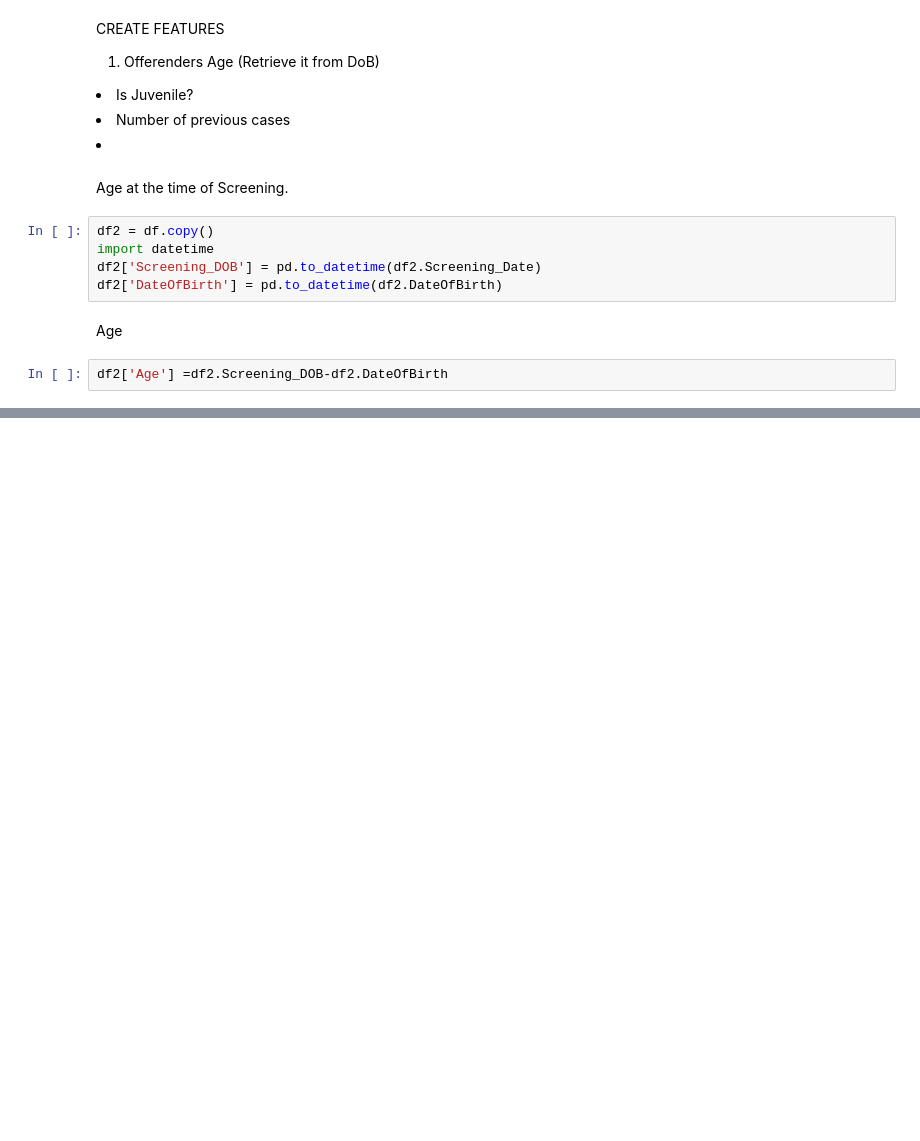
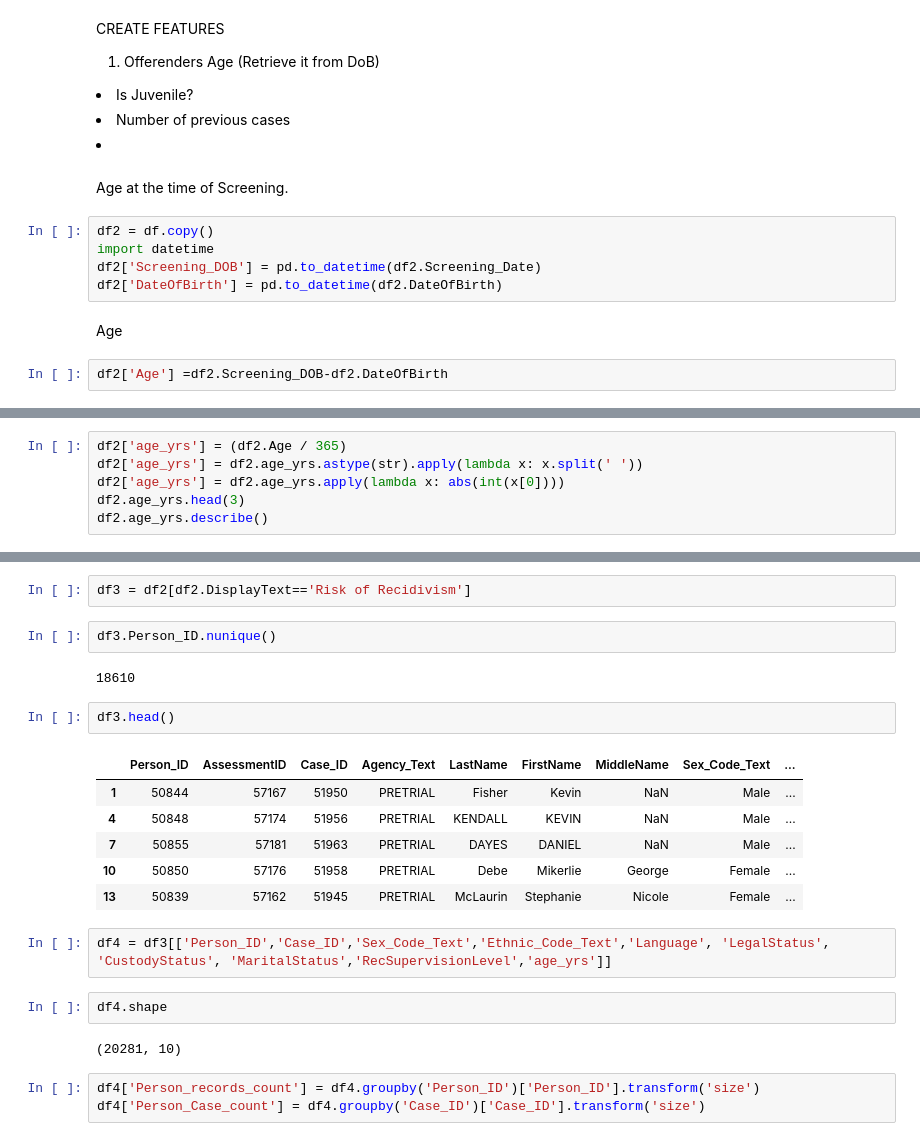
Before and after one commit to kpratikin/Credit-Card-Fraud, a Jupyter notebook: ML_Project.ipynb, the cells around one changed output, grey strips where cells are left out. Drawn from its saved outputs; the diff is of its cells as text; blank space fills up the shorter version.

```diff
--- a/ML_Project.ipynb
+++ b/ML_Project.ipynb
@@ -367,0 +360,6 @@ ValueError: ignored
+# %%
+df2['age_yrs'] = (df2.Age / 365)
+df2['age_yrs'] = df2.age_yrs.astype(str).apply(lambda x: x.split(' '))
+df2['age_yrs'] = df2.age_yrs.apply(lambda x: abs(int(x[0])))
+df2.age_yrs.head(3)
+df2.age_yrs.describe()
@@ -367,0 +389,24 @@ ValueError: ignored
+# %%
+df3 = df2[df2.DisplayText=='Risk of Recidivism']
+# %%
+df3.Person_ID.nunique()
+# %% [output]
+18610
+# %%
+df3.head()
+# %% [output]
+|  | Person_ID | AssessmentID | Case_ID | Agency_Text | LastName | FirstName | MiddleName | Sex_Code_Text | ... |
+| 1 | 50844 | 57167 | 51950 | PRETRIAL | Fisher | Kevin | NaN | Male | ... |
+| 4 | 50848 | 57174 | 51956 | PRETRIAL | KENDALL | KEVIN | NaN | Male | ... |
+| 7 | 50855 | 57181 | 51963 | PRETRIAL | DAYES | DANIEL | NaN | Male | ... |
+| 10 | 50850 | 57176 | 51958 | PRETRIAL | Debe | Mikerlie | George | Female | ... |
+| 13 | 50839 | 57162 | 51945 | PRETRIAL | McLaurin | Stephanie | Nicole | Female | ... |
+# %%
+df4 = df3[['Person_ID','Case_ID','Sex_Code_Text','Ethnic_Code_Text','Language', 'LegalStatus', 'CustodyStatus', 'MaritalStatus','RecSupervisionLevel','age_yrs']]
+# %%
+df4.shape
+# %% [output]
+(20281, 10)
+# %%
+df4['Person_records_count'] = df4.groupby('Person_ID')['Person_ID'].transform('size')
+df4['Person_Case_count'] = df4.groupby('Case_ID')['Case_ID'].transform('size')
```
Also changed, not shown: parts of 17 cells of this notebook.
